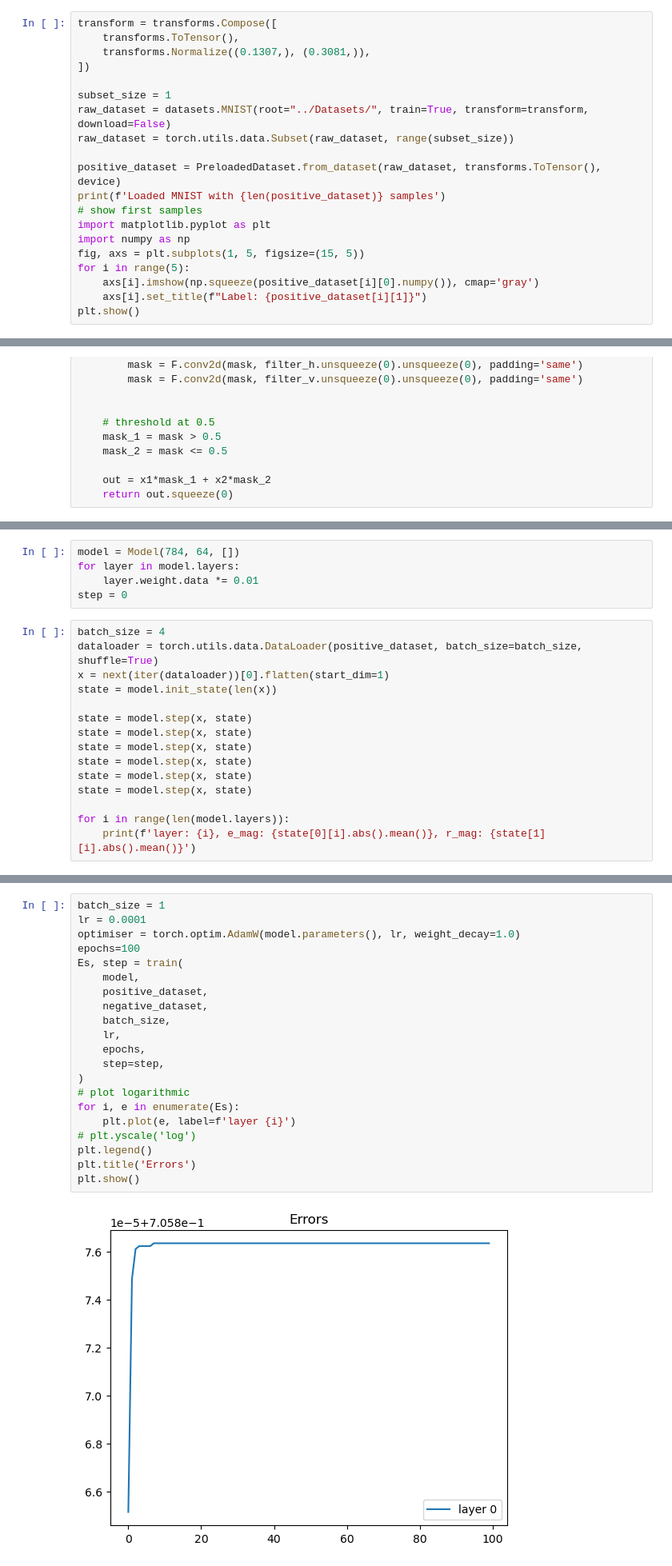
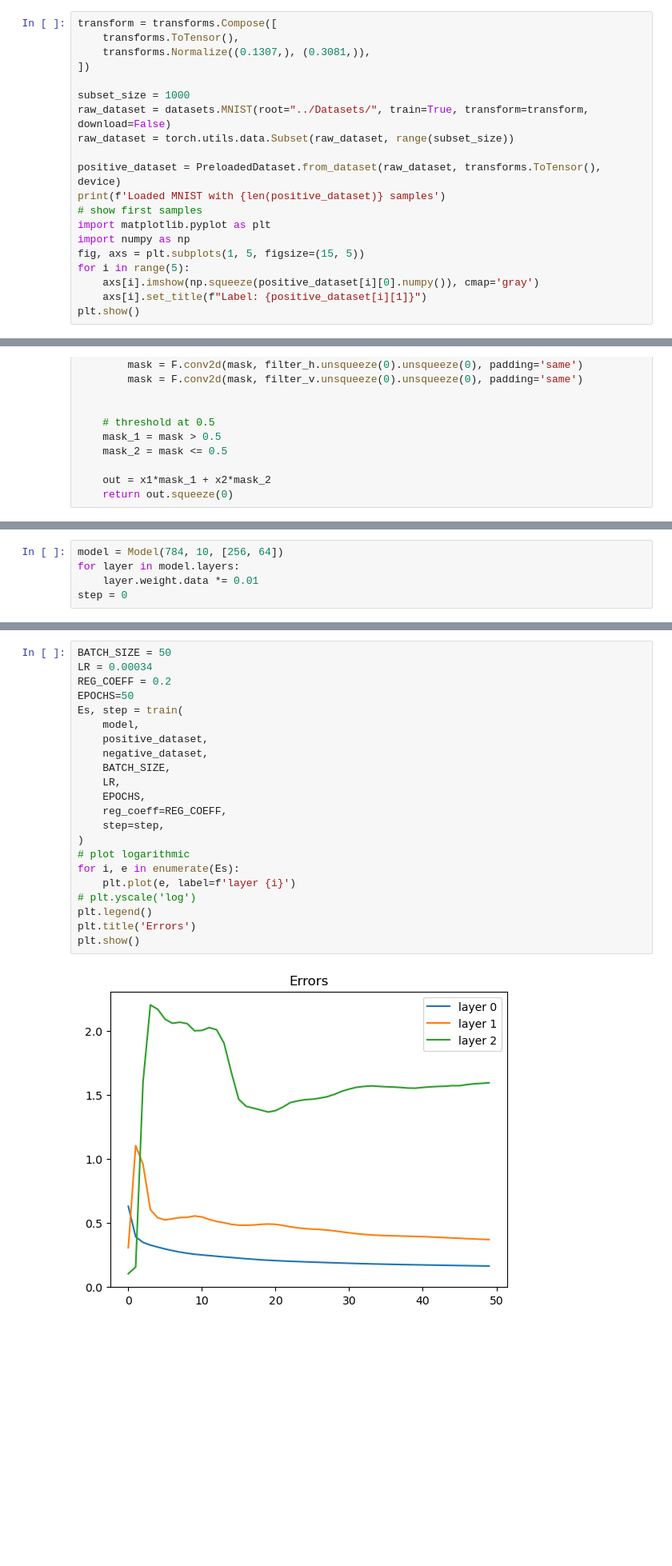
Before and after one commit to joeagriffith/ml-learning, a Jupyter notebook: Deep_Learning/Experimental/Hebbian_Learning/mnist/mnist.ipynb, the cells around one changed output, grey strips where cells are left out. Shown at 80% size. Cells and saved outputs as stored; diff of their text form; blank space fills up the shorter version.

```diff
--- a/Deep_Learning/Experimental/Hebbian_Learning/mnist/mnist.ipynb
+++ b/Deep_Learning/Experimental/Hebbian_Learning/mnist/mnist.ipynb
@@ -21,7 +21,7 @@ transform = transforms.Compose([
     transforms.Normalize((0.1307,), (0.3081,)),
 ])
 
-subset_size = 1
+subset_size = 1000
 raw_dataset = datasets.MNIST(root="../Datasets/", train=True, transform=transform, download=False)
 raw_dataset = torch.utils.data.Subset(raw_dataset, range(subset_size))
 
@@ -202,20 +210,5 @@ tensor(0.0227)
 # %%
-model = Model(784, 64, [])
+model = Model(784, 10, [256, 64])
 for layer in model.layers:
     layer.weight.data *= 0.01
 step = 0
-# %%
-batch_size = 4
-dataloader = torch.utils.data.DataLoader(positive_dataset, batch_size=batch_size, shuffle=True)
-x = next(iter(dataloader))[0].flatten(start_dim=1)
-state = model.init_state(len(x))
-
-state = model.step(x, state)
-state = model.step(x, state)
-state = model.step(x, state)
-state = model.step(x, state)
-state = model.step(x, state)
-state = model.step(x, state)
-
-for i in range(len(model.layers)):
-    print(f'layer: {i}, e_mag: {state[0][i].abs().mean()}, r_mag: {state[1][i].abs().mean()}')
@@ -226,23 +215,24 @@ layer: 2, e_mag: 0.06193847954273224, r_mag: 0.0026818341575562954
 # %%
-batch_size = 1
-lr = 0.0001
-optimiser = torch.optim.AdamW(model.parameters(), lr, weight_decay=1.0)
-epochs=100
+BATCH_SIZE = 50
+LR = 0.00034
+REG_COEFF = 0.2
+EPOCHS=50
 Es, step = train(
     model,
     positive_dataset,
     negative_dataset,
-    batch_size,
-    lr,
-    epochs,
+    BATCH_SIZE,
+    LR,
+    EPOCHS,
+    reg_coeff=REG_COEFF,
     step=step,
 )
 # plot logarithmic
 for i, e in enumerate(Es):
     plt.plot(e, label=f'layer {i}')
 # plt.yscale('log')
 plt.legend()
 plt.title('Errors')
 plt.show()
 # %% [output]
-[figure, old version]
+[figure, new version]
```
Also changed, not shown: parts of 9 cells of this notebook, 1 other file.
